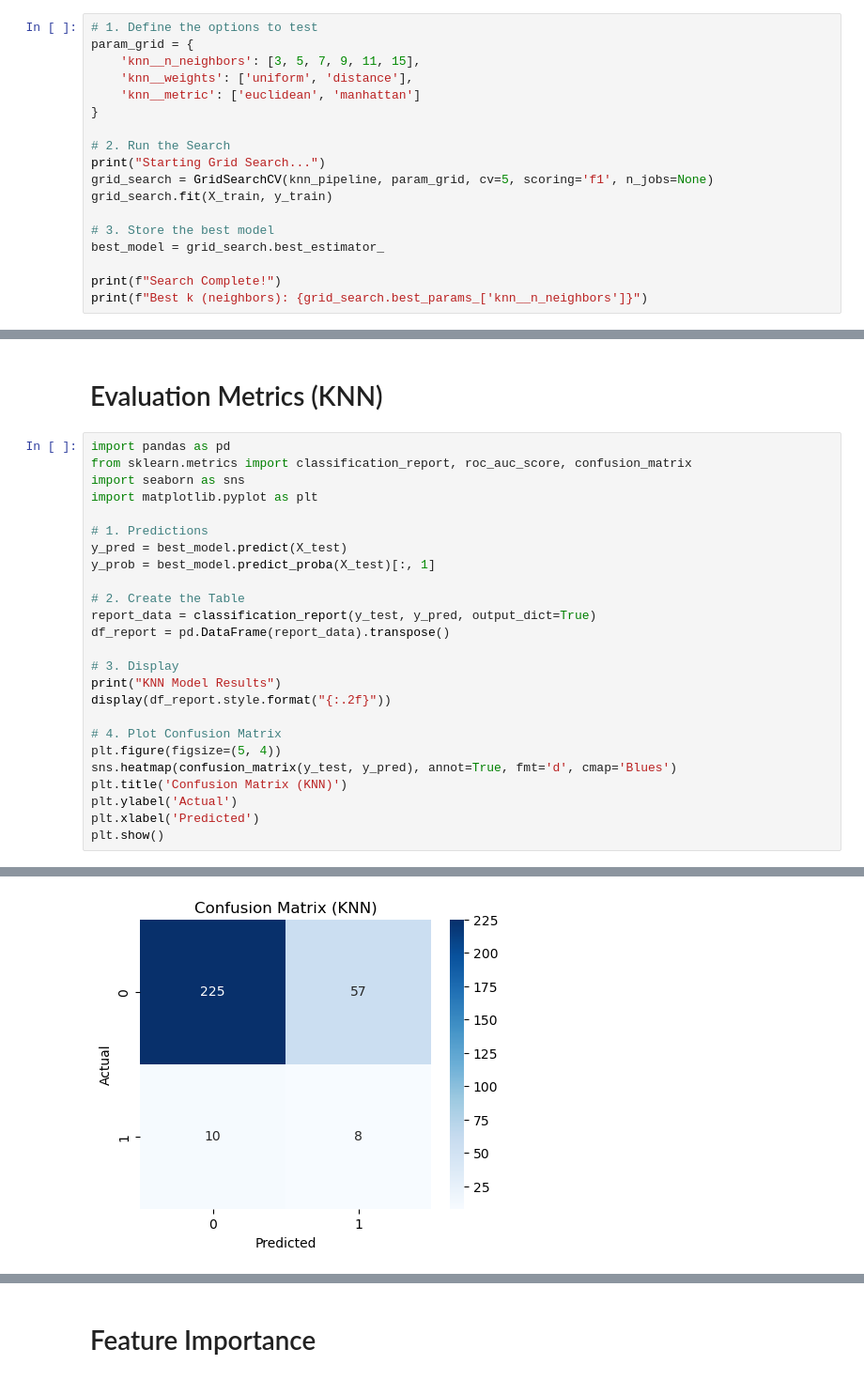
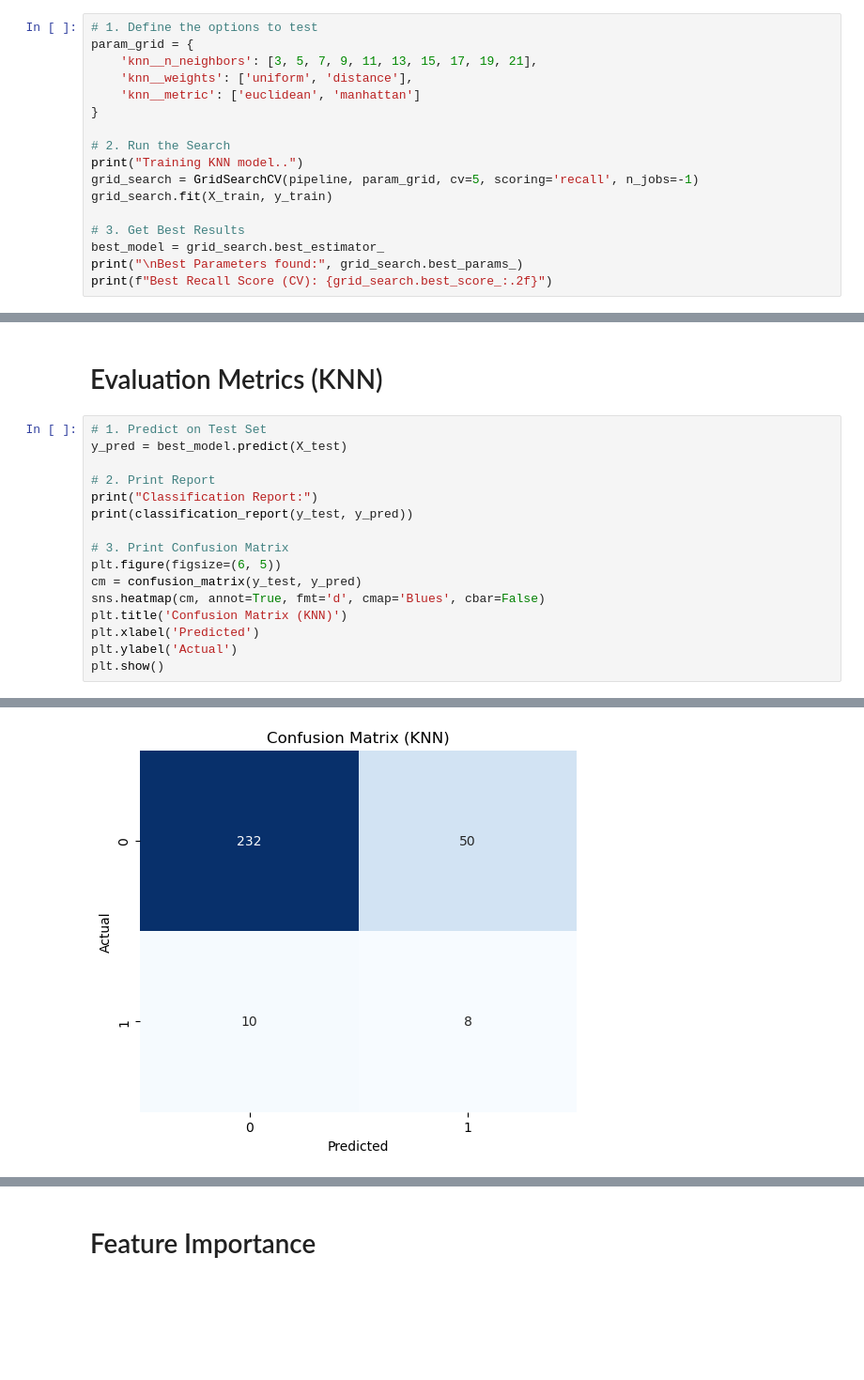
Before and after one commit to ShuHuiK/WIE3007_Group_Assignment, a Jupyter notebook: KNN_Model_Development.ipynb, the cells around one changed output, grey strips where cells are left out. Shown at 94% size. Saved outputs shown, nothing was run; the diff lists cells and outputs as text; blank space fills up the shorter version.

```diff
--- a/KNN_Model_Development.ipynb
+++ b/KNN_Model_Development.ipynb
@@ -78,19 +83,18 @@ Pipeline created successfully.
 # %%
 # 1. Define the options to test
 param_grid = {
-    'knn__n_neighbors': [3, 5, 7, 9, 11, 15],
+    'knn__n_neighbors': [3, 5, 7, 9, 11, 13, 15, 17, 19, 21],
     'knn__weights': ['uniform', 'distance'],
     'knn__metric': ['euclidean', 'manhattan']
 }
 
 # 2. Run the Search
-print("Starting Grid Search...")
-grid_search = GridSearchCV(knn_pipeline, param_grid, cv=5, scoring='f1', n_jobs=None)
+print("Training KNN model..")
+grid_search = GridSearchCV(pipeline, param_grid, cv=5, scoring='recall', n_jobs=-1)
 grid_search.fit(X_train, y_train)
 
-# 3. Store the best model
+# 3. Get Best Results
 best_model = grid_search.best_estimator_
-
-print(f"Search Complete!")
-print(f"Best k (neighbors): {grid_search.best_params_['knn__n_neighbors']}")
+print("\nBest Parameters found:", grid_search.best_params_)
+print(f"Best Recall Score (CV): {grid_search.best_score_:.2f}")
 # %% [output]
@@ -100,28 +105,19 @@ Best k (neighbors): 15
 # %% [markdown]
 # Evaluation Metrics (KNN)
 # %%
-import pandas as pd
-from sklearn.metrics import classification_report, roc_auc_score, confusion_matrix
-import seaborn as sns
-import matplotlib.pyplot as plt
+# 1. Predict on Test Set
+y_pred = best_model.predict(X_test)
 
-# 1. Predictions
-y_pred = best_model.predict(X_test)
-y_prob = best_model.predict_proba(X_test)[:, 1]
+# 2. Print Report
+print("Classification Report:")
+print(classification_report(y_test, y_pred))
 
-# 2. Create the Table
-report_data = classification_report(y_test, y_pred, output_dict=True)
-df_report = pd.DataFrame(report_data).transpose()
-
-# 3. Display
-print("KNN Model Results")
-display(df_report.style.format("{:.2f}"))
-
-# 4. Plot Confusion Matrix
-plt.figure(figsize=(5, 4))
-sns.heatmap(confusion_matrix(y_test, y_pred), annot=True, fmt='d', cmap='Blues')
+# 3. Print Confusion Matrix
+plt.figure(figsize=(6, 5))
+cm = confusion_matrix(y_test, y_pred)
+sns.heatmap(cm, annot=True, fmt='d', cmap='Blues', cbar=False)
 plt.title('Confusion Matrix (KNN)')
+plt.xlabel('Predicted')
 plt.ylabel('Actual')
-plt.xlabel('Predicted')
 plt.show()
 # %% [output]
@@ -135 +133 @@ KNN Model Results
-[figure, old version]
+[figure, new version]
```
Also changed, not shown: parts of 7 cells of this notebook.
